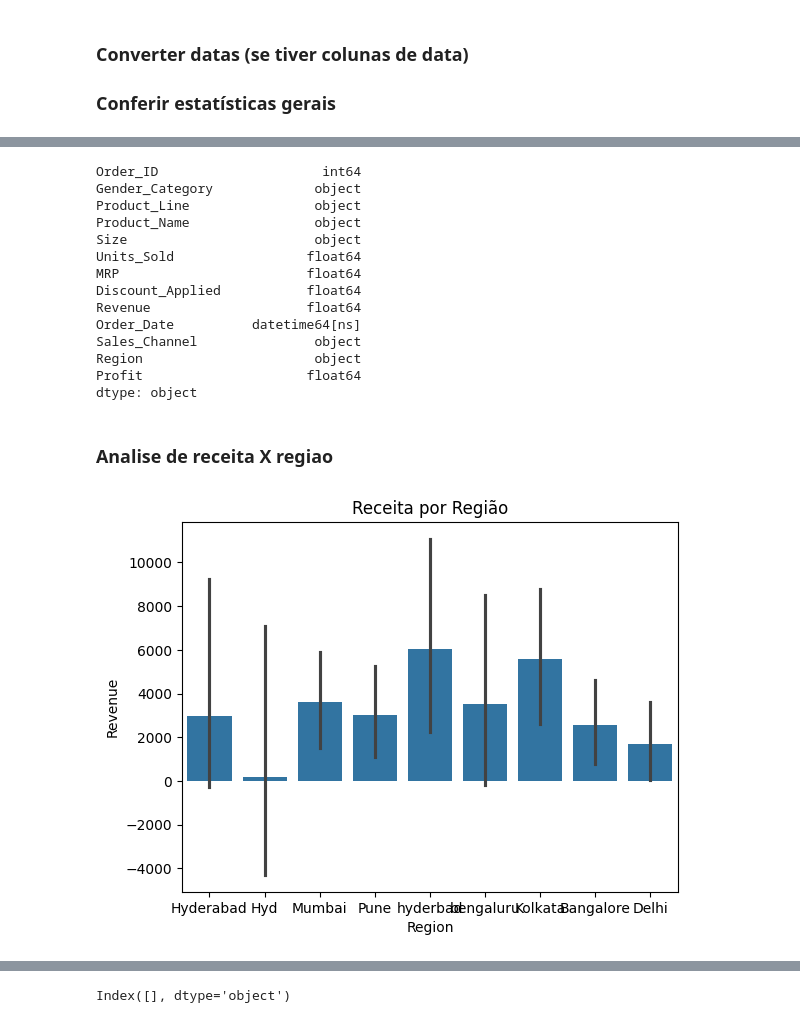
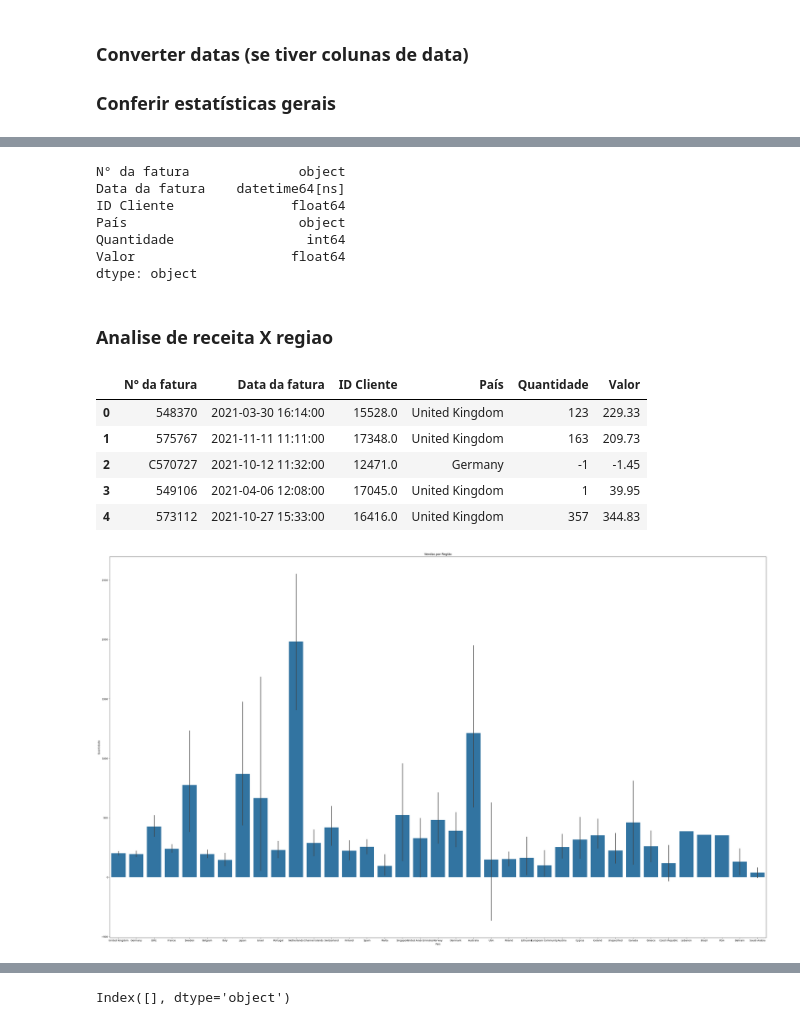
Before and after one commit to Joaovhl031/A3-AnaliseNike2024, a Jupyter notebook: notebooks/Analise1.ipynb, the cells around one changed output, grey strips where cells are left out. Saved outputs shown, nothing was run; the diff lists cells and outputs as text; code cells hidden in the pictures.

```diff
--- a/notebooks/Analise1.ipynb
+++ b/notebooks/Analise1.ipynb
@@ -15,7 +15,7 @@ from sklearn.metrics import mean_squared_error, r2_score
 import warnings
 warnings.filterwarnings('ignore')
 # %%
-df = pd.read_csv("../dados/Nike_Sales_Uncleaned.csv")
+df = pd.read_csv("../dados/vendas-por-fatura.csv")
 df.dropna(inplace=True)
 df.to_excel("dados_limpos.xlsx", index=False)
 # %% [markdown]
@@ -67,6 +59,6 @@ dtype: object
 ### Converter datas (se tiver colunas de data)
 ### Conferir estatísticas gerais
 # %%
-df['Order_Date'] = pd.to_datetime(df['Order_Date'], errors='coerce')
+df['Data da fatura'] = pd.to_datetime(df['Data da fatura'], errors='coerce')
 print(df.describe())
 # %% [output]
@@ -92,27 +74,34 @@ std                              NaN  1501.089526
+# %%
+df['Valor'] = df['Valor'].str.replace('.', '').str.replace(',', '.')
+df['Valor'] = pd.to_numeric(df['Valor'], errors='coerce')
 # %%
 print(df.dtypes)
 # %% [output]
-Order_ID                     int64
-Gender_Category             object
-Product_Line                object
-Product_Name                object
-Size                        object
-Units_Sold                 float64
-MRP                        float64
-Discount_Applied           float64
-Revenue                    float64
-Order_Date          datetime64[ns]
-Sales_Channel               object
-Region                      object
-Profit                     float64
+N° da fatura              object
+Data da fatura    datetime64[ns]
+ID Cliente               float64
+País                      object
+Quantidade                 int64
+Valor                    float64
 dtype: object
 # %% [markdown]
 ### Analise de receita X regiao
+# %%
+df.head()
+# %% [output]
+|  | N° da fatura | Data da fatura | ID Cliente | País | Quantidade | Valor |
+| 0 | 548370 | 2021-03-30 16:14:00 | 15528.0 | United Kingdom | 123 | 229.33 |
+| 1 | 575767 | 2021-11-11 11:11:00 | 17348.0 | United Kingdom | 163 | 209.73 |
+| 2 | C570727 | 2021-10-12 11:32:00 | 12471.0 | Germany | -1 | -1.45 |
+| 3 | 549106 | 2021-04-06 12:08:00 | 17045.0 | United Kingdom | 1 | 39.95 |
+| 4 | 573112 | 2021-10-27 15:33:00 | 16416.0 | United Kingdom | 357 | 344.83 |
 # %%
 
-sns.barplot(x='Region', y='Revenue', data=df)
-plt.title('Receita por Região')
+plt.figure(figsize=(48,28))
+sns.barplot(x='País', y='Quantidade', data=df)
+
+plt.title('Vendas por Região')
 plt.show()
 # %% [output]
-[figure, old version]
+[figure, new version]
 # %%
```
Also changed, not shown: parts of 34 cells of this notebook, 5 other files.
